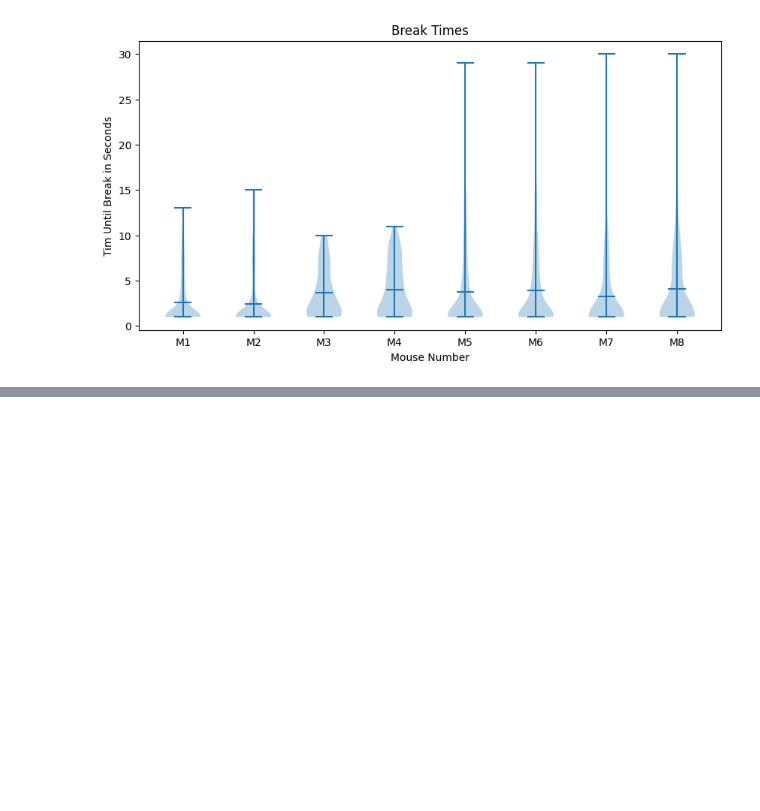
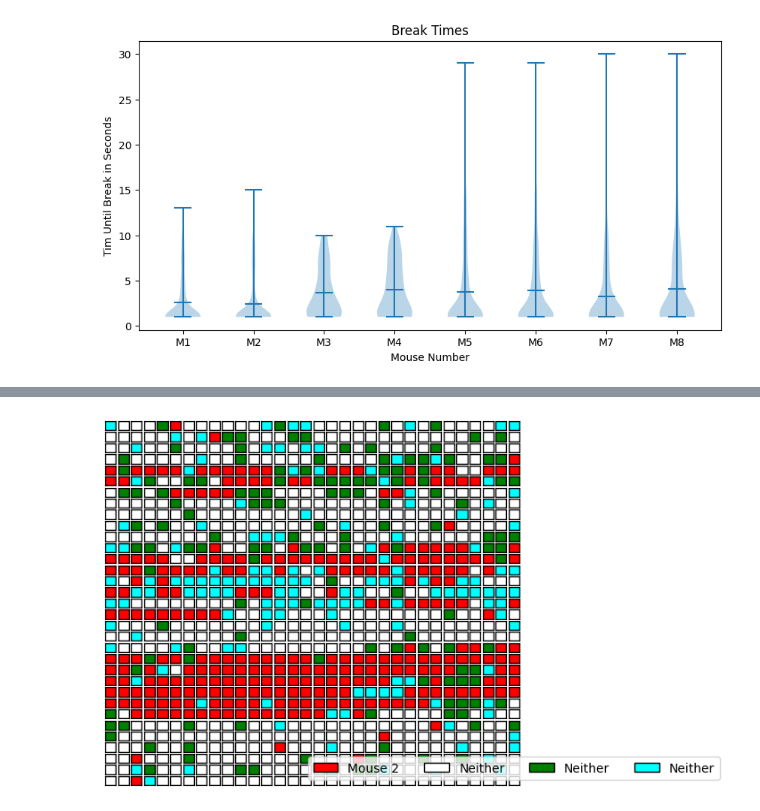
Before and after one commit to Tsuchijo/Interaction_Task_Data_Processing, a Jupyter notebook: Process_Trial_csv.ipynb, the cells around one changed output, grey strips where cells are left out. Saved outputs shown, nothing was run; the diff lists cells and outputs as text; code cells hidden in the pictures; blank space fills up the shorter version.

```diff
--- a/Process_Trial_csv.ipynb
+++ b/Process_Trial_csv.ipynb
@@ -273,0 +367,8 @@ df.iloc[1].axes[0][3]
+# %%
+fig, ax = plot_mouse_tasks(np.array(mouse_break_times['M1']), np.array(mouse_break_times['M2']))
+# add padding to the bottom of the figure
+fig.subplots_adjust(bottom=0.2)
+
+plt.show()
+# %% [output]
+[figure, added]
```
Also changed, not shown: parts of 8 cells of this notebook, 1 other file.
